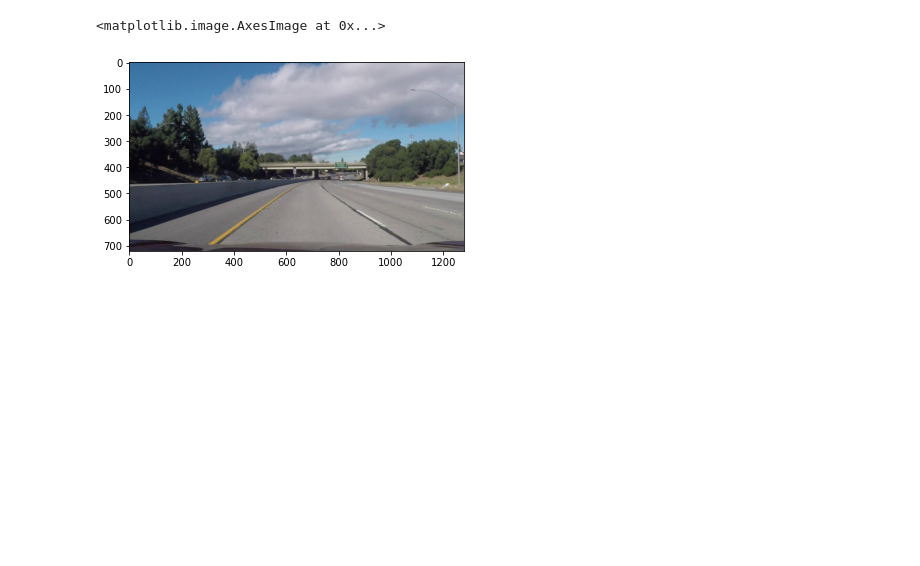
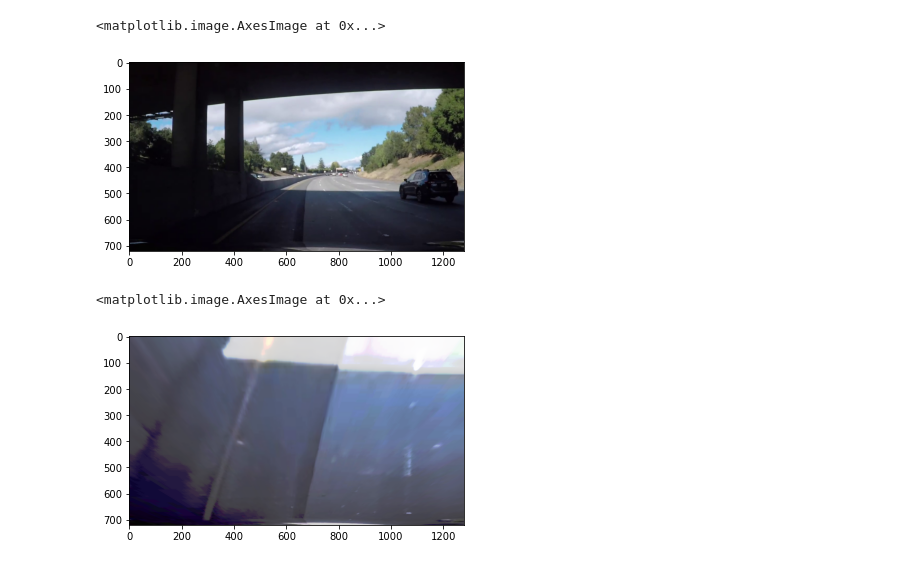
Before and after one commit to Ahmedkhalifa1999/Simple-Perception-Stack-for-Self-Driving-Car, a Jupyter notebook: lane_detection.ipynb, the cells around one changed output. Saved outputs shown, nothing was run; the diff lists cells and outputs as text; code cells hidden in the pictures; blank space fills up the shorter version.

```diff
--- a/lane_detection.ipynb
+++ b/lane_detection.ipynb
@@ -12,9 +19,8 @@ from modules.lane_metrics import *
 # %%
-video_reader = cv.VideoCapture("Data/Challenge Video.mp4")
 image = video_reader.read()[1]
 
 # image = cv.imread("Data\Images\Test 1.jpg")
 plt.imshow(cv.cvtColor(image, cv.COLOR_BGR2RGB))
 # %% [output]
 <matplotlib.image.AxesImage at 0x...>
-[figure, old version]
+[figure, new version]
@@ -23,0 +43,8 @@ equalized_image, _ = perspective_transform(equalized_image)
+# %%
+warped_image, _ = perspective_transform(image)
+equalized_image = cv.cvtColor(preprocess(warped_image), cv.COLOR_BGR2HSV)
+
+plt.imshow(cv.cvtColor(equalized_image, cv.COLOR_HSV2RGB))
+# %% [output]
+<matplotlib.image.AxesImage at 0x...>
+[figure, added]
```
Also changed, not shown: parts of 25 cells of this notebook, 2 other files.
